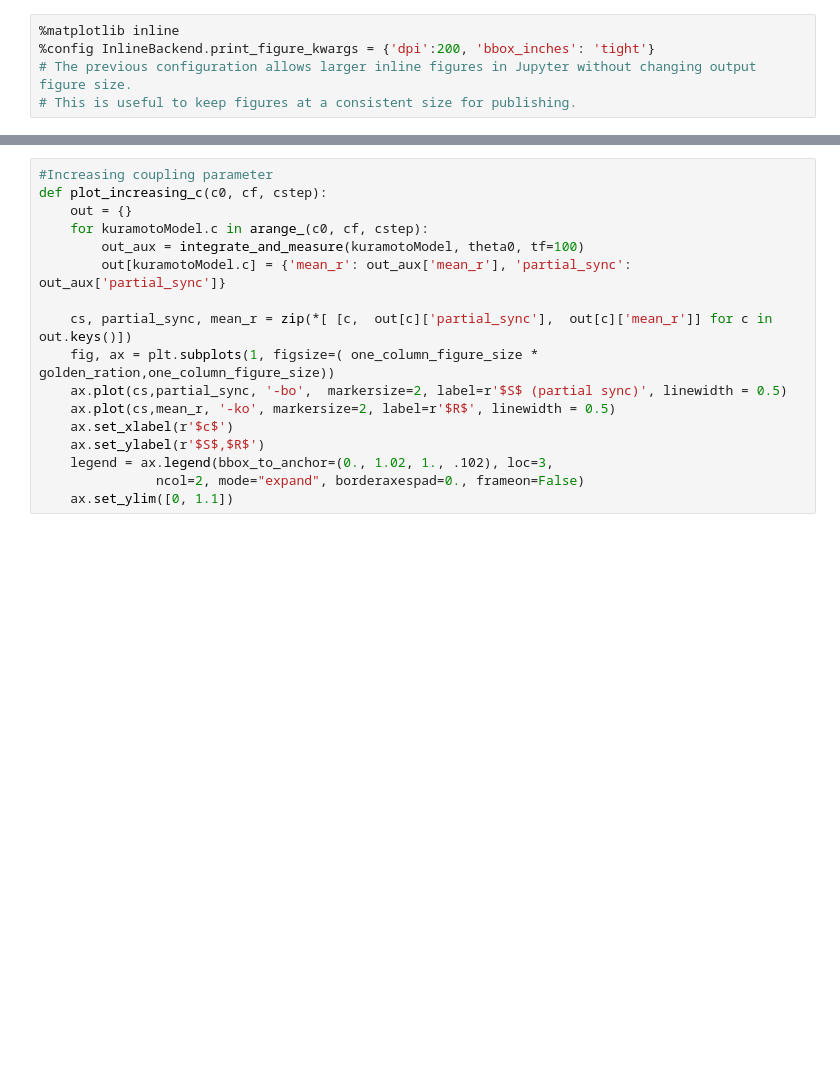
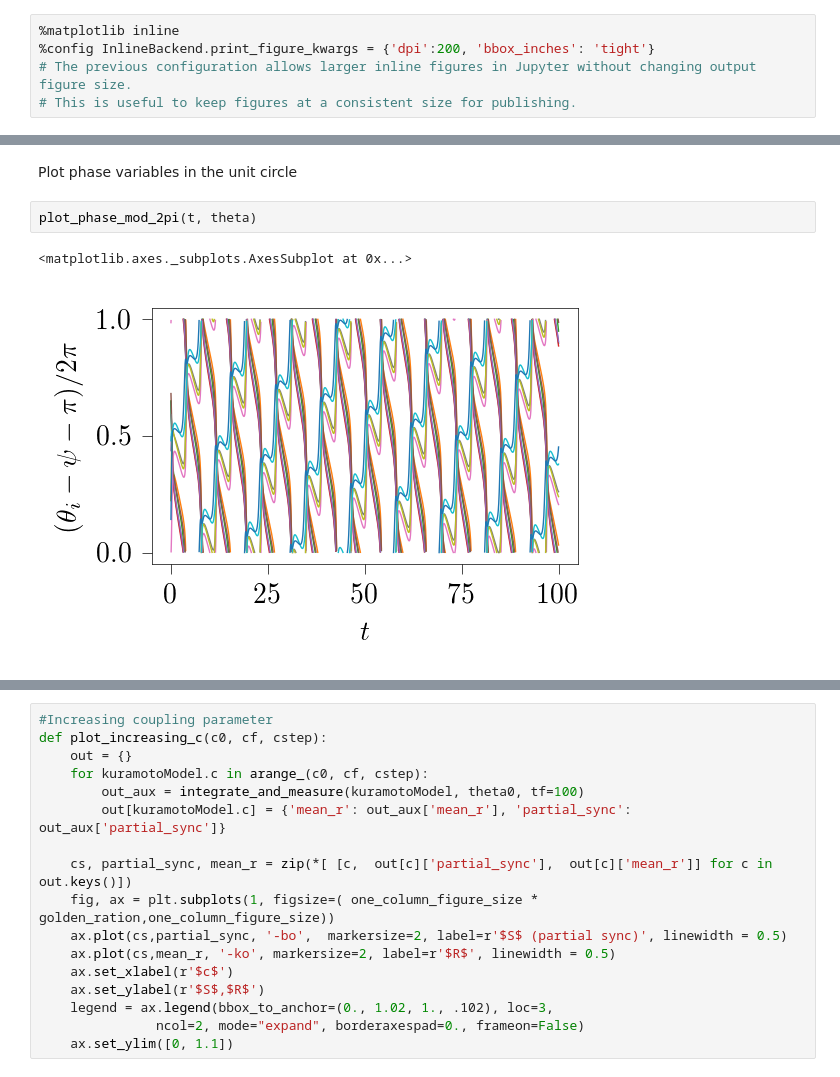
Before and after one commit to cbnfreitas/kuramoto_model_integrate_and_plot, a Jupyter notebook: run_integrate_measure_and_plot.ipynb, the cells around one changed output, grey strips where cells are left out. Cells and saved outputs as stored; diff of their text form; blank space fills up the shorter version.

```diff
--- a/run_integrate_measure_and_plot.ipynb
+++ b/run_integrate_measure_and_plot.ipynb
@@ -51,0 +80,7 @@ plt.savefig("tex_example\\orderParameter.pdf")
+# %% [markdown]
+Plot phase variables in the unit circle
+# %%
+plot_phase_mod_2pi(t, theta)
+# %% [output]
+<matplotlib.axes._subplots.AxesSubplot at 0x...>
+[figure, added]
```
Also changed, not shown: parts of 21 cells of this notebook.
